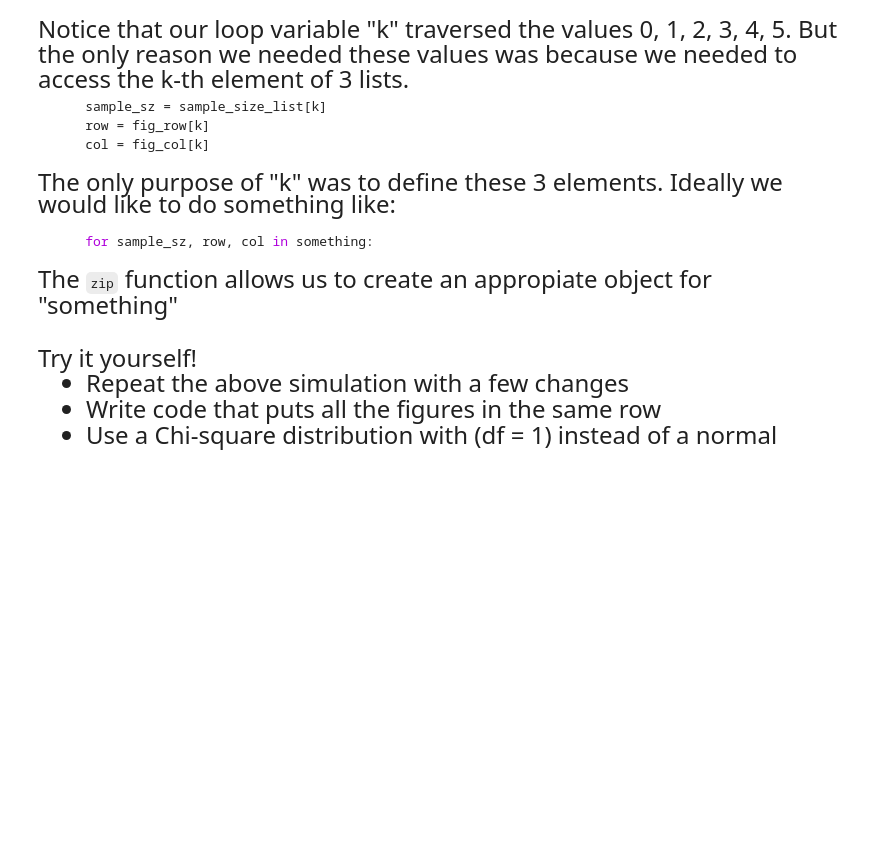
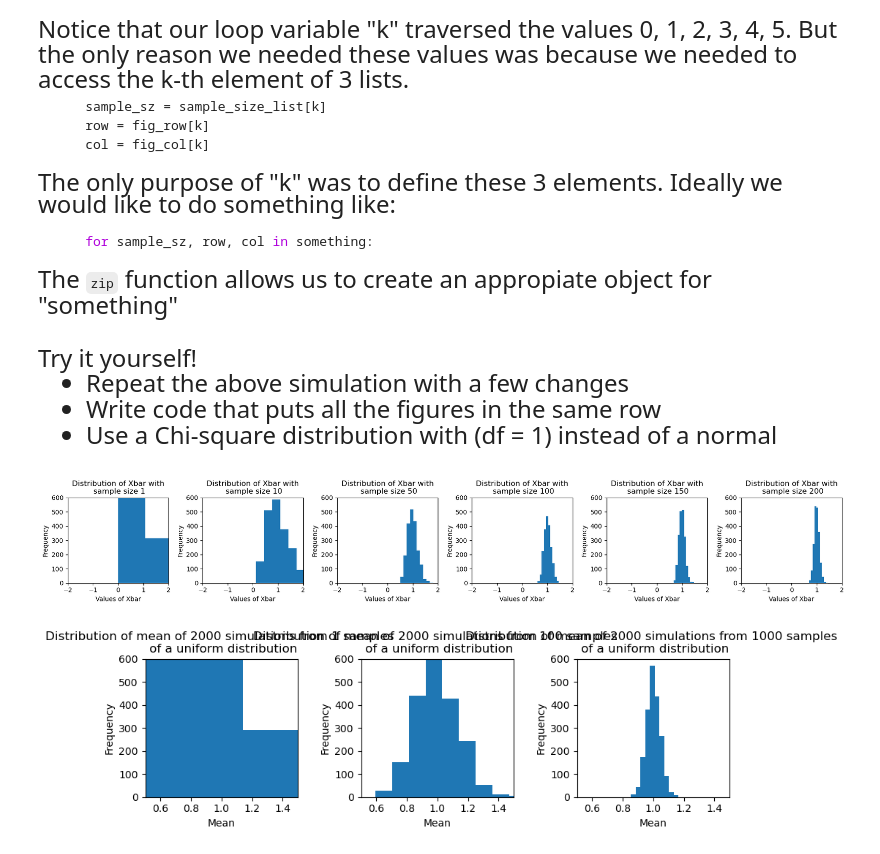
Before and after one commit to tuckersampson/datasci151spring2026, a Jupyter notebook: lecture_09/lecture_09_random_variables.ipynb, the cells around one changed output. Drawn from its saved outputs; the diff is of its cells as text; code cells hidden in the pictures; blank space fills up the shorter version.

```diff
--- a/lecture_09/lecture_09_random_variables.ipynb
+++ b/lecture_09/lecture_09_random_variables.ipynb
@@ -484,31 +513,57 @@ Try it yourself!
 - Use a Chi-square distribution with (df = 1) instead of a normal
 # %%
 # Write your own solution
-
+import matplotlib.pyplot as plt
+import numpy as np
 num_simulations = 2000
 sample_size_list = [1,10,50,100,150,200]
 fig_row = [0, 0, 0, 0, 0, 0]
 fig_col = [0, 1, 2, 3, 4, 5]
 
 
 fig, subfig_array = plt.subplots(1, 6, figsize = (18,3))
 
 xmin = -2
 xmax = 2
 ymax = 600
 
 for sample_sz, row, col in zip(sample_size_list, fig_row, fig_col):
 
     vec_xbar = np.zeros(num_simulations)
     for iteration in range(num_simulations):
         vec_unif  = np.random.chisquare(df = 1, size = sample_sz)
         vec_xbar[iteration] = vec_unif.mean()
 
     subfig_array[col].hist(vec_xbar)
     subfig_array[col].set_title("Distribution of Xbar with\n sample size " + str(sample_sz))
     subfig_array[col].set_ylabel("Frequency")
     subfig_array[col].set_xlabel("Values of Xbar")
     subfig_array[col].set_xlim(xmin,xmax)
     subfig_array[col].set_ylim(top=ymax)
 
 plt.tight_layout()
+
+
+
+num_simulations = 2000
+sample_sizes = [1, 100, 1000]
+rows = [1, 1, 1]
+cols = [1, 2, 3]
+
+fig, subfig_array = plt.subplots(1, 3, figsize = (9, 3))
+
+for sizes, row, col in zip(sample_sizes, rows, cols):
+    vector = np.zeros(num_simulations)
+    for iteration in range(num_simulations):
+        vector[iteration] = np.mean(np.random.chisquare(df = 1, size = sizes))
+    subfig_array[col-1].hist(vector)
+    subfig_array[col-1].set_title("Distribution of mean of 2000 simulations from " + str(sizes) + " samples \n of a uniform distribution")
+    subfig_array[col-1].set_ylabel("Frequency")
+    subfig_array[col-1].set_xlabel("Mean")
+    subfig_array[col-1].set_xlim(0.5, 1.5)
+    subfig_array[col-1].set_ylim(top=600)
+
+plt.tight_layout()
+# %% [output]
+[figure, added]
+[figure, added]
```
Also changed, not shown: parts of 10 cells of this notebook, 1 other file.
